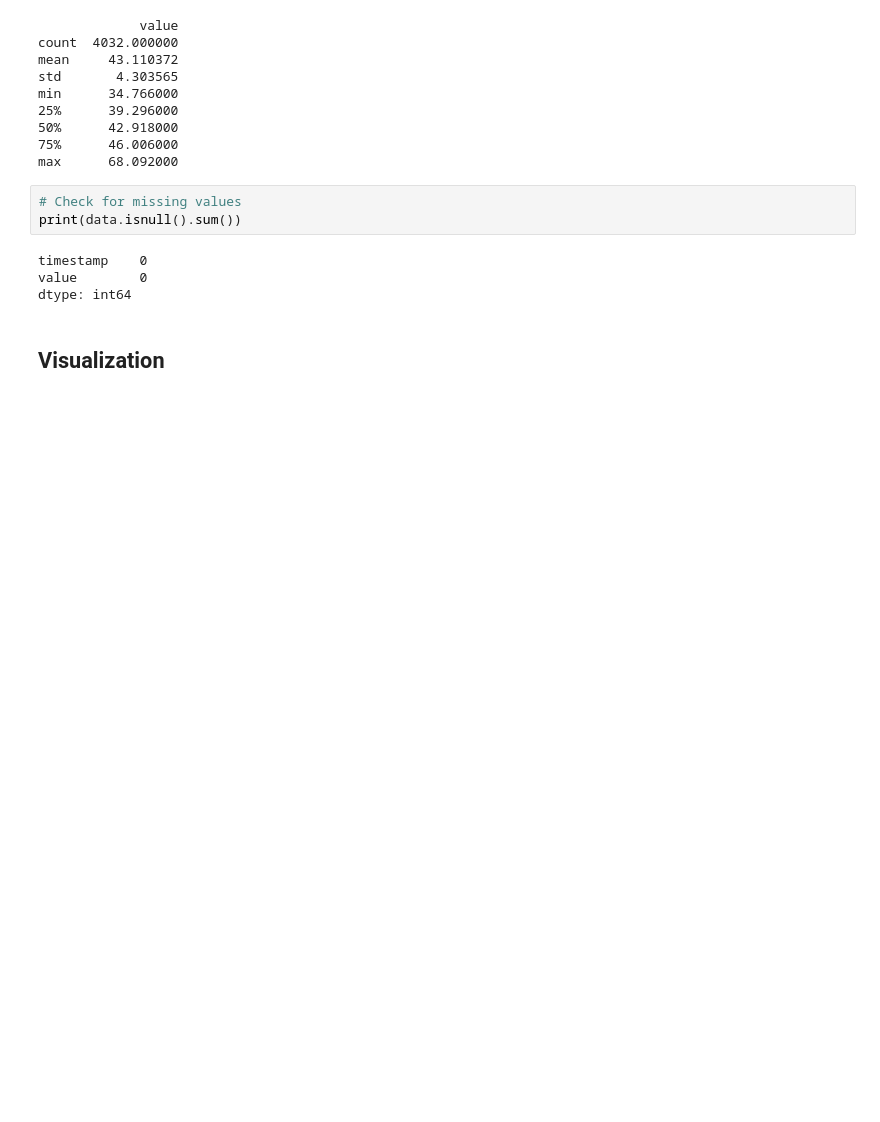
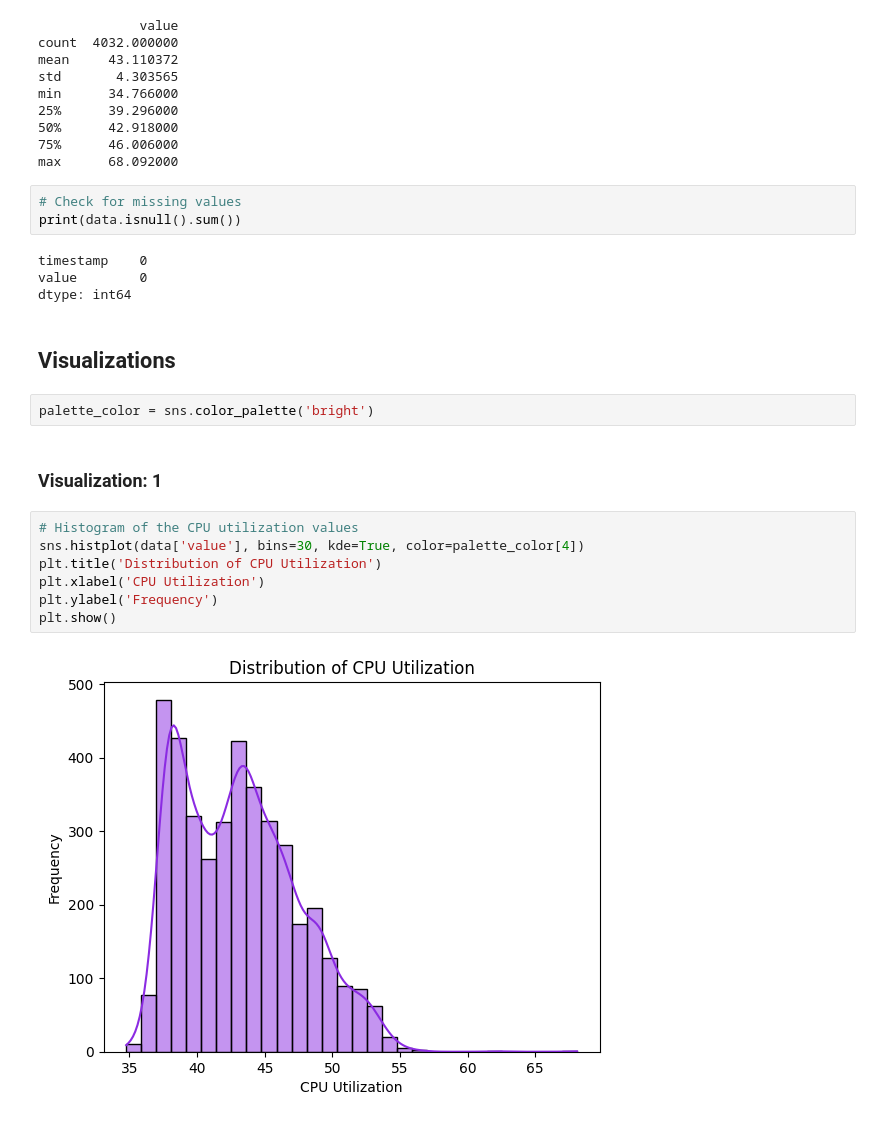
Before and after one commit to UBCSE-ngupta22/CSE676_Assign2, a Jupyter notebook: ngupta22_jatinjay_assignment2_part_2.ipynb, the cells around one changed output. Saved outputs shown, nothing was run; the diff lists cells and outputs as text; blank space fills up the shorter version.

```diff
--- a/ngupta22_jatinjay_assignment2_part_2.ipynb
+++ b/ngupta22_jatinjay_assignment2_part_2.ipynb
@@ -31,5 +37,18 @@ print(data.isnull().sum())
 timestamp    0
 value        0
 dtype: int64
+# %% [markdown]
+## Visualizations
+# %%
+palette_color = sns.color_palette('bright')
 # %% [markdown]
-## Visualization
+### Visualization: 1
+# %%
+# Histogram of the CPU utilization values
+sns.histplot(data['value'], bins=30, kde=True, color=palette_color[4])
+plt.title('Distribution of CPU Utilization')
+plt.xlabel('CPU Utilization')
+plt.ylabel('Frequency')
+plt.show()
+# %% [output]
+[figure, added]
```
Also changed, not shown: parts of 24 cells of this notebook, 1 other file.
